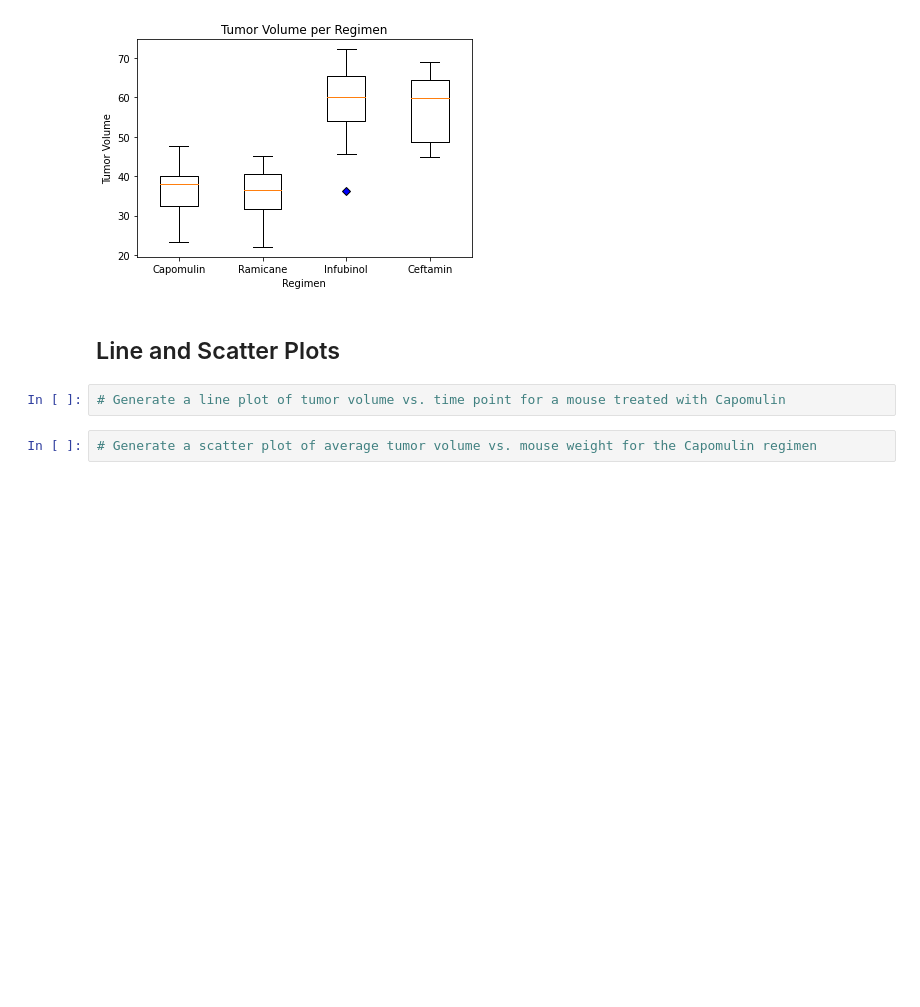
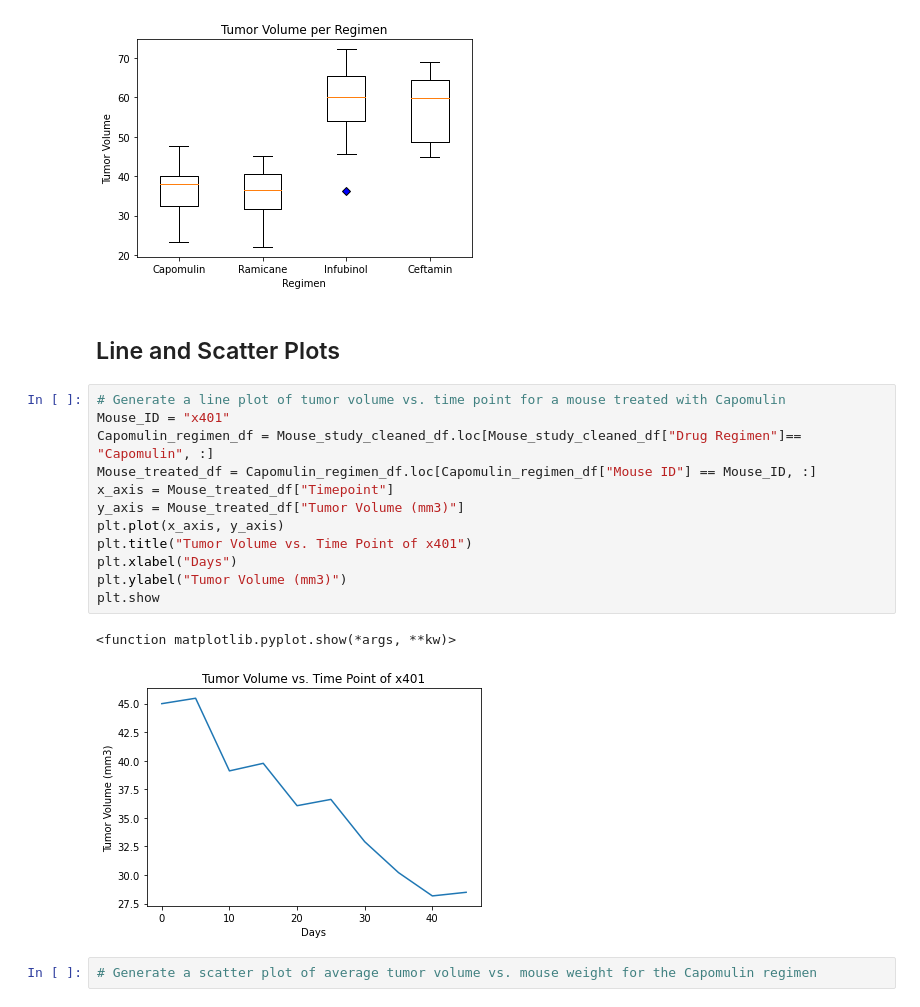
Before and after one commit to Ian916-Koenes/Matplotlib-Challenge, a Jupyter notebook: pymaceuticals_starter.ipynb, the cells around one changed output. Saved outputs shown, nothing was run; the diff lists cells and outputs as text; blank space fills up the shorter version.

Commit message:
added line chart

```diff
--- a/pymaceuticals_starter.ipynb
+++ b/pymaceuticals_starter.ipynb
@@ -281,8 +281,21 @@ plt.show
 [figure]
 # %% [markdown]
 ## Line and Scatter Plots
-# %%
-# Generate a line plot of tumor volume vs. time point for a mouse treated with Capomulin
+# %%
+# Generate a line plot of tumor volume vs. time point for a mouse treated with Capomulin
+Mouse_ID = "x401"
+Capomulin_regimen_df = Mouse_study_cleaned_df.loc[Mouse_study_cleaned_df["Drug Regimen"]== "Capomulin", :]
+Mouse_treated_df = Capomulin_regimen_df.loc[Capomulin_regimen_df["Mouse ID"] == Mouse_ID, :]
+x_axis = Mouse_treated_df["Timepoint"]
+y_axis = Mouse_treated_df["Tumor Volume (mm3)"]
+plt.plot(x_axis, y_axis)
+plt.title("Tumor Volume vs. Time Point of x401")
+plt.xlabel("Days")
+plt.ylabel("Tumor Volume (mm3)")
+plt.show
+# %% [output]
+<function matplotlib.pyplot.show(*args, **kw)>
+[figure, added]
 # %%
 # Generate a scatter plot of average tumor volume vs. mouse weight for the Capomulin regimen
 # %% [markdown]
```
